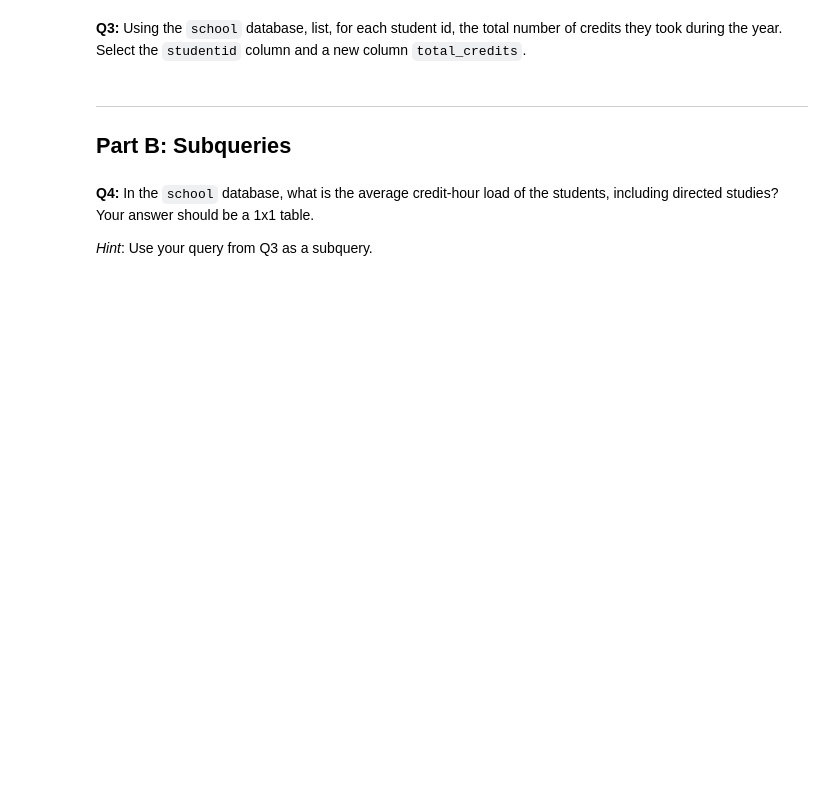
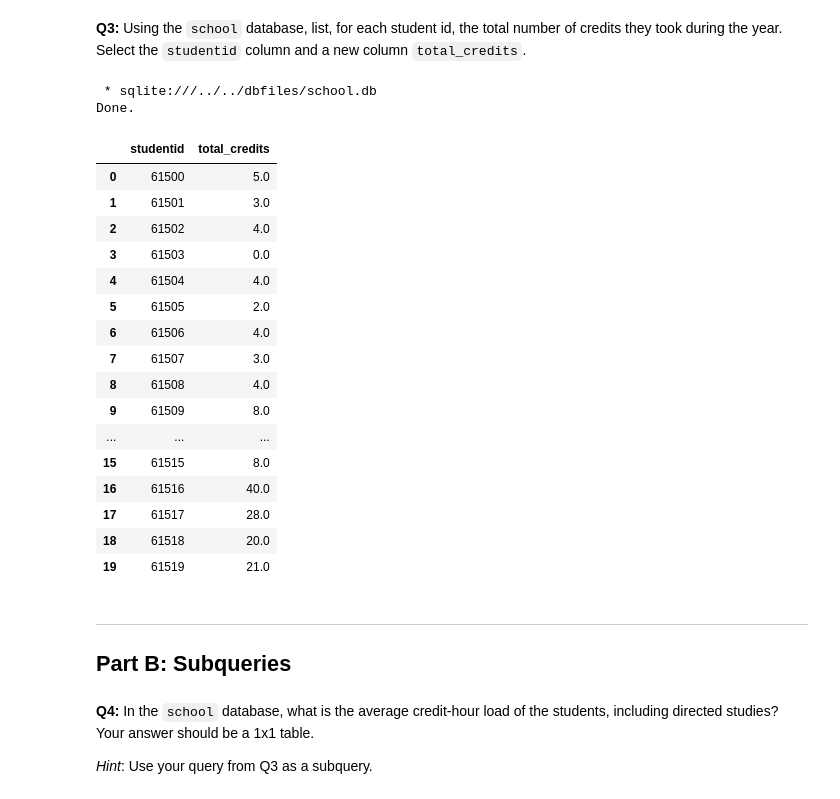
Before and after one commit to adp11/cs181-f22-student, a Jupyter notebook: hw/HW_4.d/multiple_advanced.ipynb, the cells around one changed output. Drawn from its saved outputs; the diff is of its cells as text; code cells hidden in the pictures; blank space fills up the shorter version.

```diff
--- a/hw/HW_4.d/multiple_advanced.ipynb
+++ b/hw/HW_4.d/multiple_advanced.ipynb
@@ -90,13 +120,37 @@ assert "classmeeting" in resultdf2.columns
 **Q3:** Using the `school` database, list, for each student id, the total number of credits they took during the year.  Select the `studentid` column and a new column `total_credits`.
 # %%
 query3 = """
+SELECT studentid, SUM(coursehours) AS total_credits
+FROM student_class INNER JOIN classes USING (classid)
+                    INNER JOIN courses USING (coursesubject, coursenum)
+GROUP BY studentid
 """
 # YOUR CODE HERE
-raise NotImplementedError()
+# raise NotImplementedError()
 
 resultset3 = %sql $query3
 resultdf3 = resultset3.DataFrame()
-resultdf3.head()
+resultdf3.head(20)
+# %% [output]
+ * sqlite:///../../dbfiles/school.db
+Done.
+|  | studentid | total_credits |
+| 0 | 61500 | 5.0 |
+| 1 | 61501 | 3.0 |
+| 2 | 61502 | 4.0 |
+| 3 | 61503 | 0.0 |
+| 4 | 61504 | 4.0 |
+| 5 | 61505 | 2.0 |
+| 6 | 61506 | 4.0 |
+| 7 | 61507 | 3.0 |
+| 8 | 61508 | 4.0 |
+| 9 | 61509 | 8.0 |
+| ... | ... | ... |
+| 15 | 61515 | 8.0 |
+| 16 | 61516 | 40.0 |
+| 17 | 61517 | 28.0 |
+| 18 | 61518 | 20.0 |
+| 19 | 61519 | 21.0 |
 # %%
 # Testing cell
 assert len(resultdf3) == 2274
```
Also changed, not shown: parts of 16 cells of this notebook.
